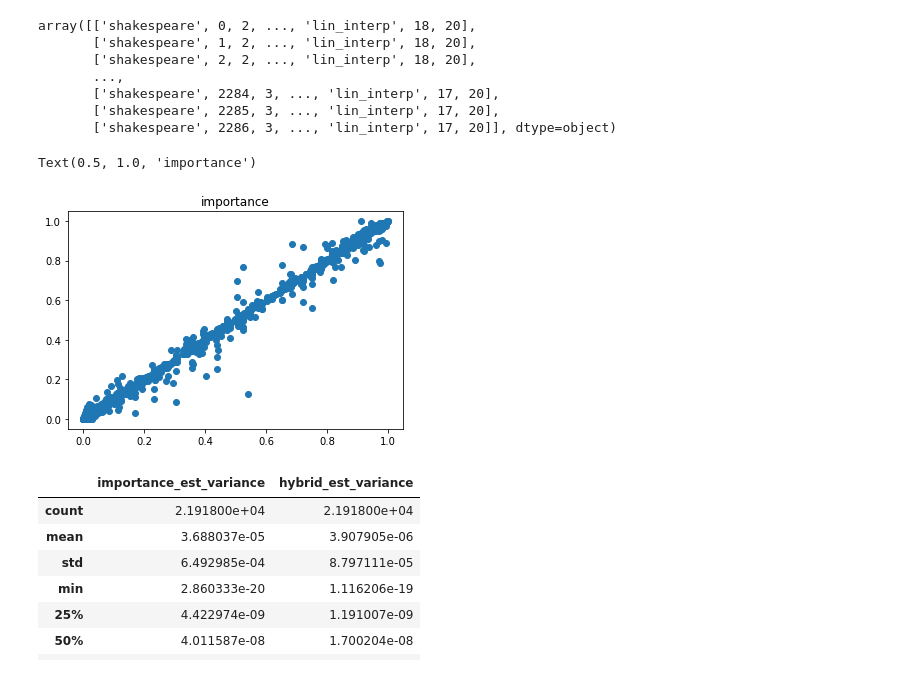
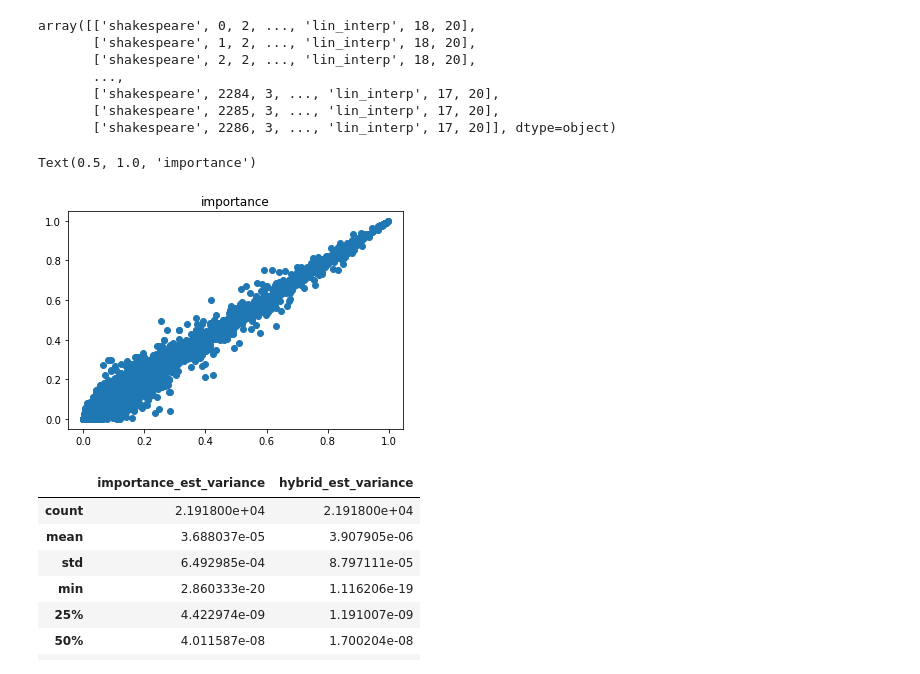
Before and after one commit to vshah99/prob_seq_queries_nnproject, a Jupyter notebook: notebooks/flatten_dataset.ipynb, the cells around one changed output. Drawn from its saved outputs; the diff is of its cells as text; code cells hidden in the pictures.

```diff
--- a/notebooks/flatten_dataset.ipynb
+++ b/notebooks/flatten_dataset.ipynb
@@ -439,11 +438,11 @@ array([['shakespeare', 0, 2, ..., 'lin_interp', 18, 20],
        ['shakespeare', 2286, 3, ..., 'lin_interp', 17, 20]], dtype=object)
 # %%
 # df = df[df['phase_shifts'] > 10]
-plt.scatter(df['ground_truth'],df['importance_sampling_est'])
+plt.scatter(df['ground_truth'],df['hybrid_sampling_est'])
 plt.title("importance")
 # %% [output]
 Text(0.5, 1.0, 'importance')
-[figure, old version]
+[figure, new version]
 # %%
 df[['importance_est_variance','hybrid_est_variance']].describe()
 # %% [output]
```
Also changed, not shown: parts of 2 cells of this notebook, 2 other files.
